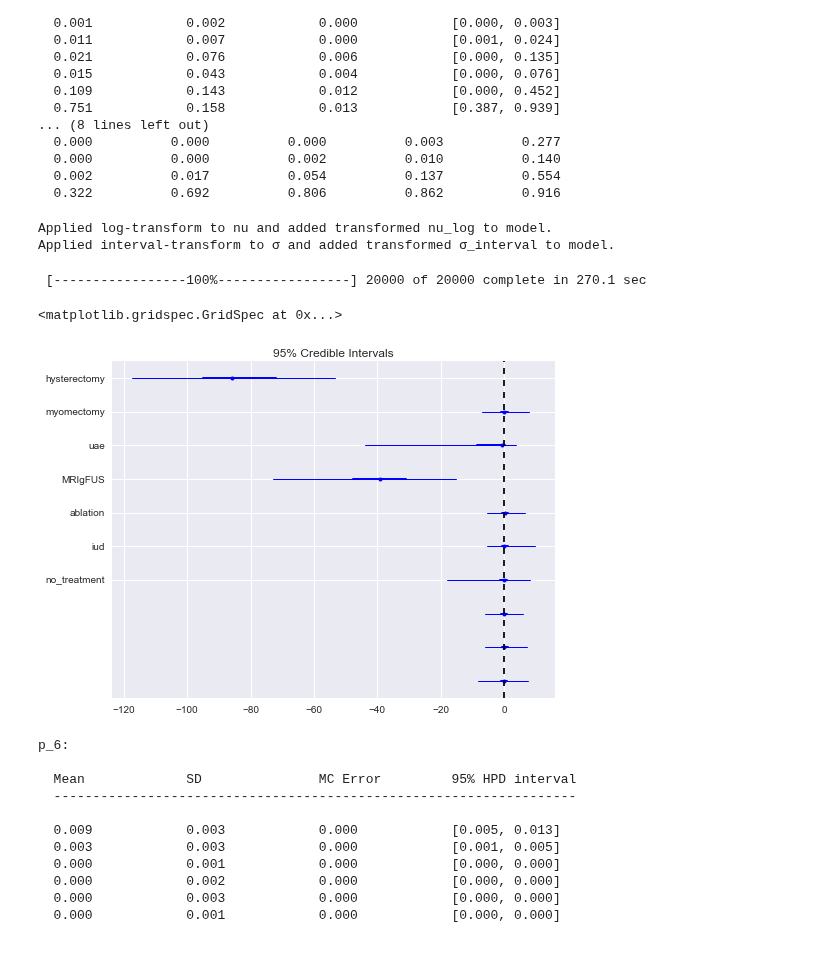
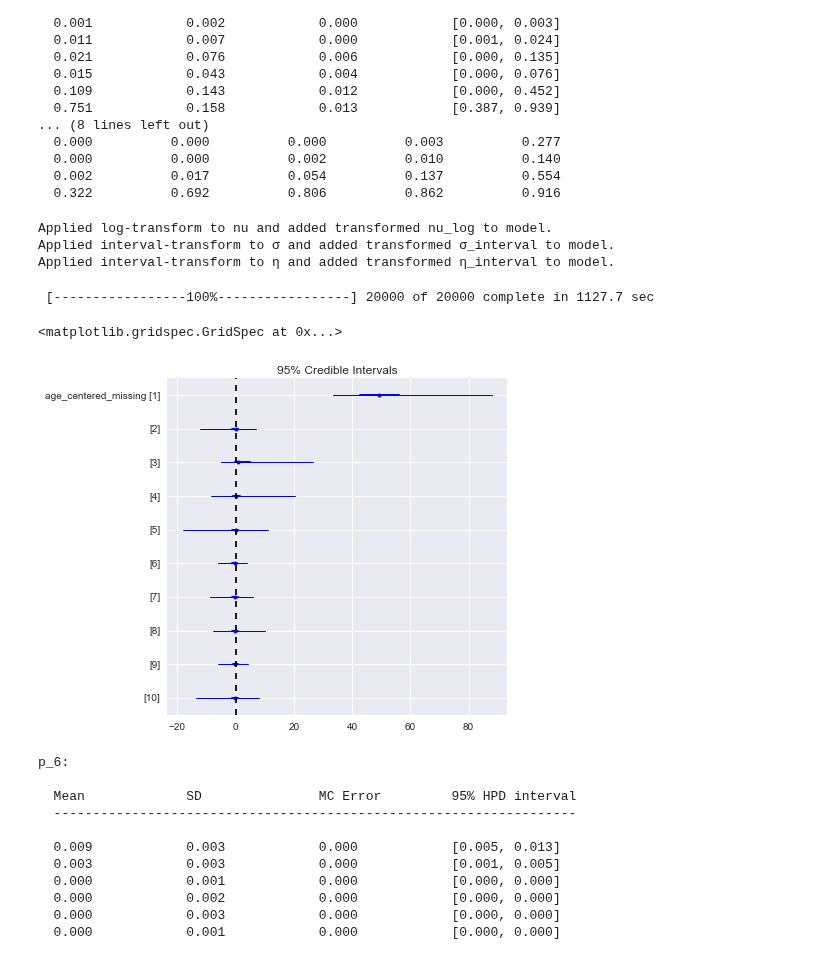
Before and after one commit to VanderbiltPopHealthSci/uterine_fibroids_MA, a Jupyter notebook: UF Interventions Meta-analysis.ipynb, the cells around one changed output. Cells and saved outputs as stored; diff of their text form; code cells hidden in the pictures.

Commit message:
Minor data cleanup; updated draft of model

```diff
--- a/UF Interventions Meta-analysis.ipynb
+++ b/UF Interventions Meta-analysis.ipynb
@@ -92,8 +92,8 @@ intervention_lookup = {'Ablation': 'ablation',
  'Asoprisnil 10 mg': 'med_manage',
  'Asoprisnil 25 mg': 'med_manage',
  'Asoprisnil 5 mg': 'med_manage',
- 'CD20 (Ulipristal)': 'med_manage',
- 'CDB10 (Ulipristal)': 'med_manage',
+ 'Ulipristal (CD20)': 'med_manage',
+ 'Ulipristal (CDB10)': 'med_manage',
  'Hysterectomy': 'hysterectomy',
  'LBCUV': 'uae',
  'LP + GnRH agonist plus raloxifene': 'med_manage',
@@ -340,6 +340,9 @@ dataset.to_csv('UF_interventions_clean.csv')
 # %%
 outcome_cats = [ 'hysterectomy', 'myomectomy', 'uae',
        'MRIgFUS', 'ablation', 'iud', 'no_treatment']
+# %%
+studies = dataset.study_id.unique()
+study_index = np.array([np.argwhere(studies==i).squeeze() for i in dataset.study_id])
 # %%
 import theano.tensor as T
 from numpy.ma import masked_values
@@ -348,10 +351,10 @@ from numpy.ma import masked_values
 SumTo1 = pm.transforms.SumTo1()
 inverse_logit = pm.transforms.inverse_logit
 
-def specify_model(model, intervention):
+def specify_model(model, intervention, intervention_random_effect=False):
 
     intervention_data = dataset[(dataset.intervention_cat==intervention)
-                            & ~dataset[outcome_cats].isnull().sum(axis=1).astype(bool)]
+                            & ~dataset[outcome_cats].isnull().sum(axis=1).astype(bool)].copy()
 
     intervention_data.loc[intervention_data['followup_interval'].isnull(), 'followup_interval'] = 17.33
     followup_masked = masked_values(intervention_data.followup_interval.values, 17.33)
@@ -378,6 +381,13 @@ def specify_model(model, intervention):
 
     n_outcomes = 7
     arms = len(outcomes)
+
+    if intervention_random_effect:
+
+        interventions = [s.split(' ')[0].replace(',','')
+                                   for s in med_manage['interventions'].str.lower()]
+        unique_interventions = np.unique(interventions)
+        intervention_index = [np.argwhere(unique_interventions==i)[0][0] for i in interventions]
 
     with model:
 
@@ -407,9 +417,17 @@ def specify_model(model, intervention):
         σ = pm.Uniform('σ', 0, 100, testval=10)
         ϵ = pm.Normal('ϵ', 0, sd=σ, shape=n_studies)
 
-        # Expected value (on logit scale)
-        θ_uae = [T.exp(μ + β_fup*followup_time[i] + β_age*age_centered[i] + ϵ[study_index[i]])
-                         for i in range(arms)]
+        if intervention_random_effect:
+            η = pm.Uniform('η', 0, 100, testval=10)
+            τ = pm.Normal('τ', 0, sd=η, shape=len(unique_interventions))
+            # Expected value (on logit scale)
+            θ_uae = [T.exp(μ + β_fup*followup_time[i] + β_age*age_centered[i]
+                           + ϵ[study_index[i]] + τ[intervention_index[i]])
+                             for i in range(arms)]
+        else:
+            # Expected value (on logit scale)
+            θ_uae = [T.exp(μ + β_fup*followup_time[i] + β_age*age_centered[i] + ϵ[study_index[i]])
+                             for i in range(arms)]
 
         # Inverse-logit transformation to convert to probabilities
         π = [pm.Deterministic('π_%i' % i, t/t.sum()) for i,t in enumerate(θ_uae)]
@@ -565,21 +583,22 @@ p_6_50:
   0.002          0.017          0.054          0.137          0.554
   0.322          0.692          0.806          0.862          0.916
 # %%
-med_manage_model = specify_model(med_manage_model, 'med_manage')
+med_manage_model = specify_model(med_manage_model, 'med_manage', True)
 # %% [output]
 Applied log-transform to nu and added transformed nu_log to model.
 Applied interval-transform to σ and added transformed σ_interval to model.
+Applied interval-transform to η and added transformed η_interval to model.
 # %%
 with med_manage_model:
 
     trace_med_manage = pm.sample(20000, step=pm.Metropolis(), random_seed=20140925)
 # %% [output]
- [-----------------100%-----------------] 20000 of 20000 complete in 270.1 sec
+ [-----------------100%-----------------] 20000 of 20000 complete in 1127.7 sec
 # %%
-pm.forestplot(trace_med_manage, vars=['age_centered_missing'], ylabels=plot_labels)
+pm.forestplot(trace_med_manage, vars=['age_centered_missing'])
 # %% [output]
 <matplotlib.gridspec.GridSpec at 0x...>
-[figure, old version]
+[figure, new version]
 # %%
 pm.summary(trace_med_manage, vars=['p_6', 'p_12'])
 # %% [output]
```
Also changed, not shown: parts of 7 cells of this notebook, 2 other files.
